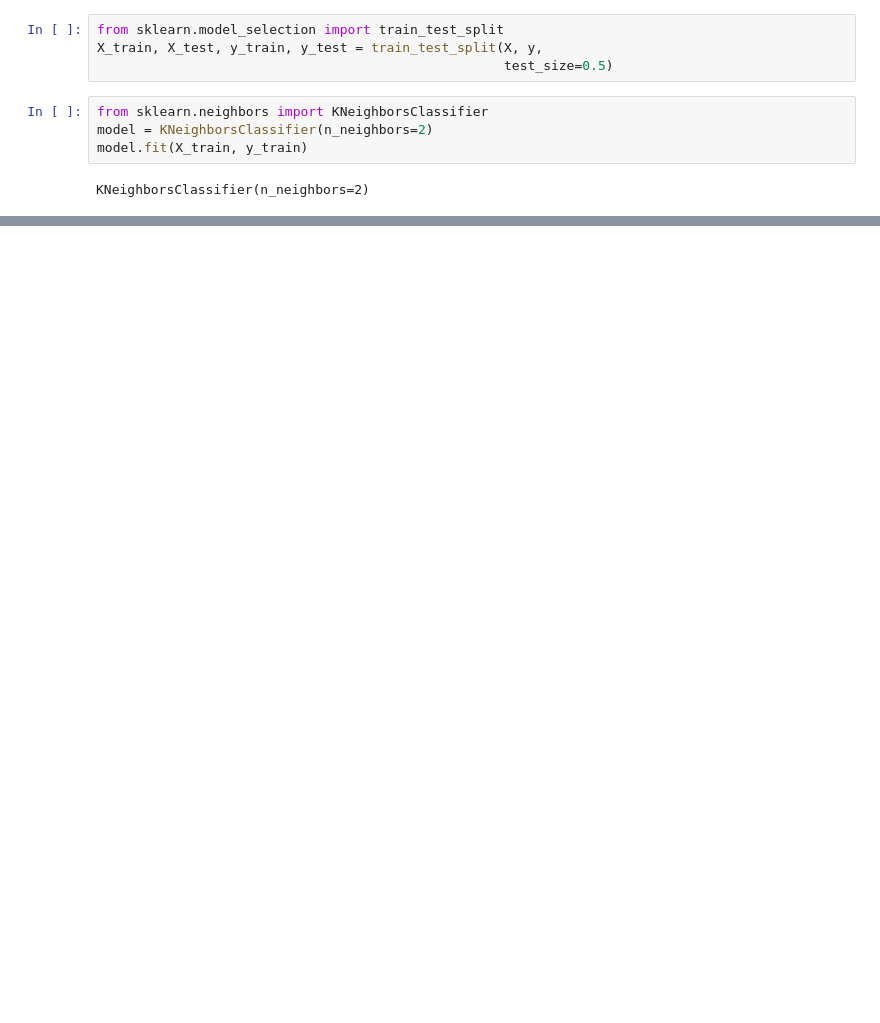
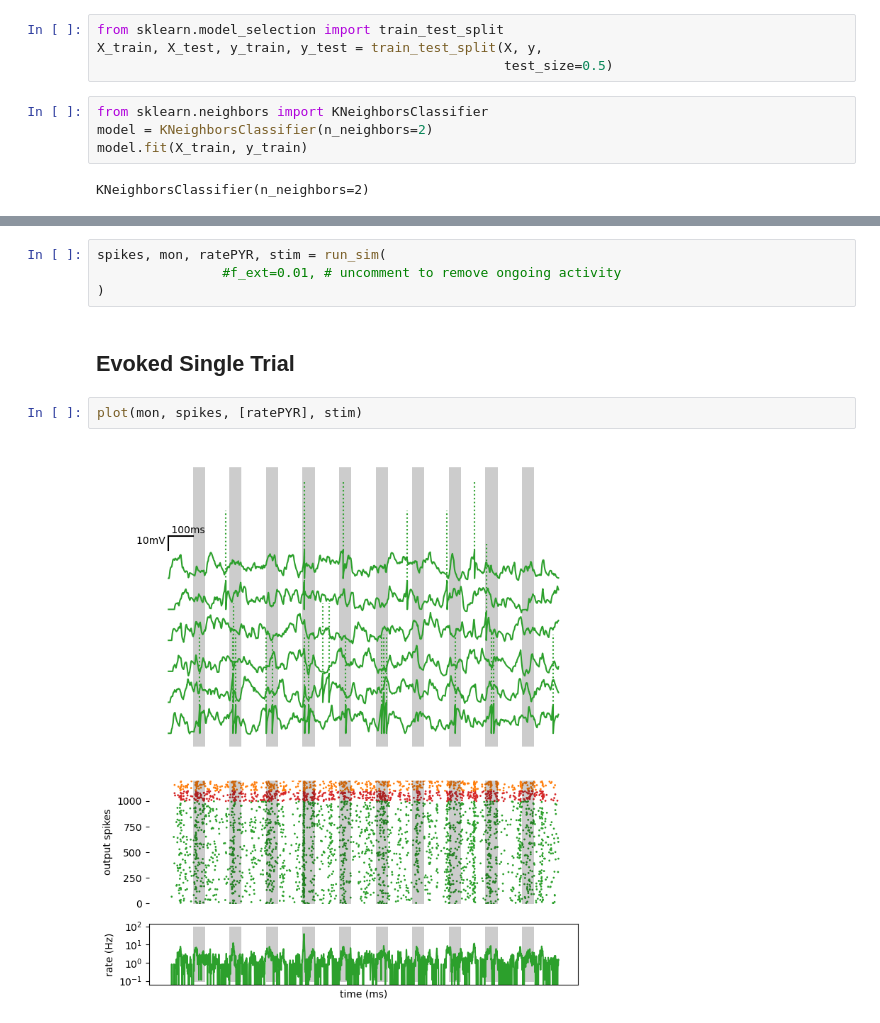
Before and after one commit to yzerlaut/neuromod-2026, a Jupyter notebook: 7_Stim-Input-to-Model.ipynb, the cells around one changed output, grey strips where cells are left out. Saved outputs shown, nothing was run; the diff lists cells and outputs as text; blank space fills up the shorter version.

```diff
--- a/7_Stim-Input-to-Model.ipynb
+++ b/7_Stim-Input-to-Model.ipynb
@@ -312,0 +304,10 @@ Mean +/- SEM: 0.660 +/- 0.060
+# %%
+spikes, mon, ratePYR, stim = run_sim(
+                #f_ext=0.01, # uncomment to remove ongoing activity
+)
+# %% [markdown]
+## Evoked Single Trial
+# %%
+plot(mon, spikes, [ratePYR], stim)
+# %% [output]
+[figure, added]
```
Also changed, not shown: parts of 14 cells of this notebook, 6 other files.
